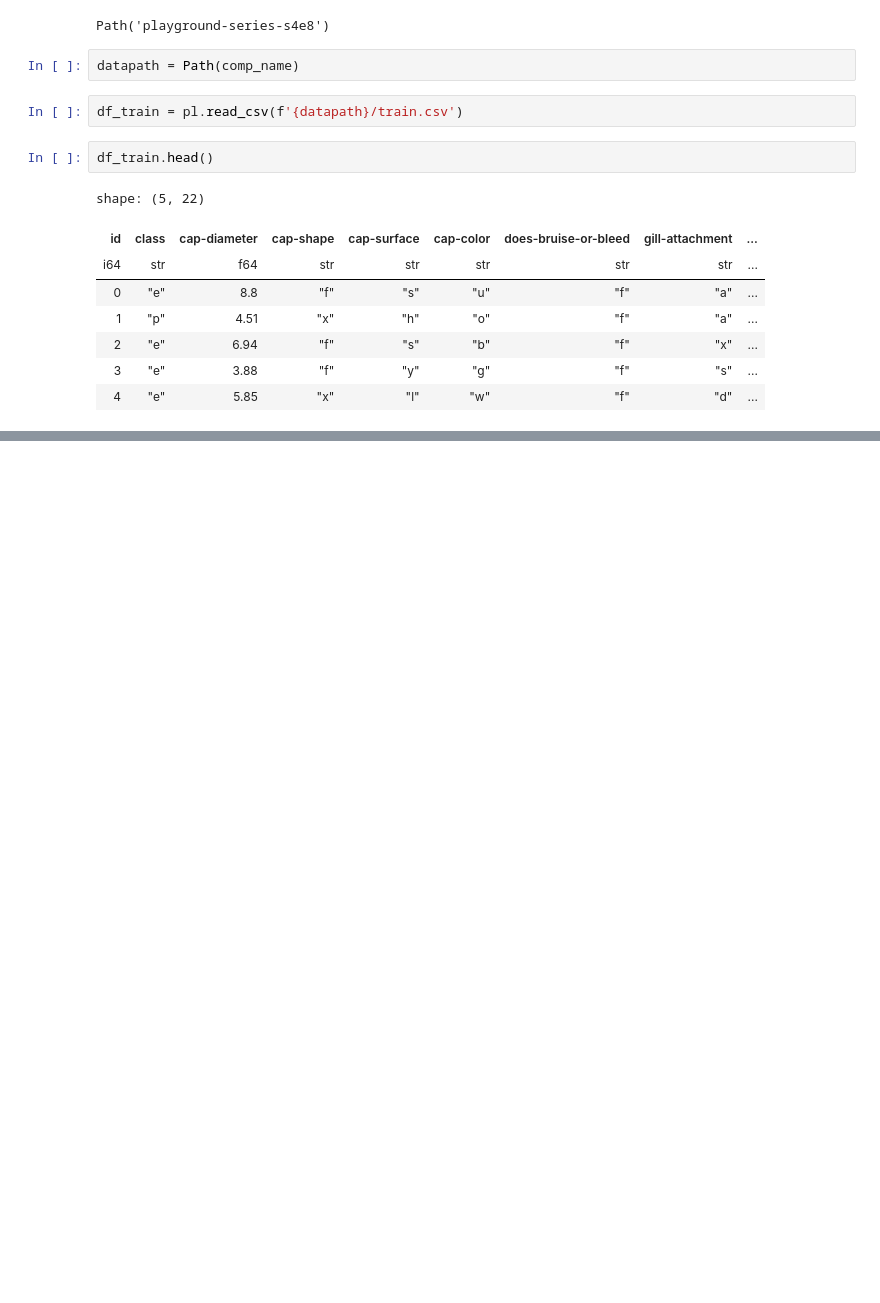
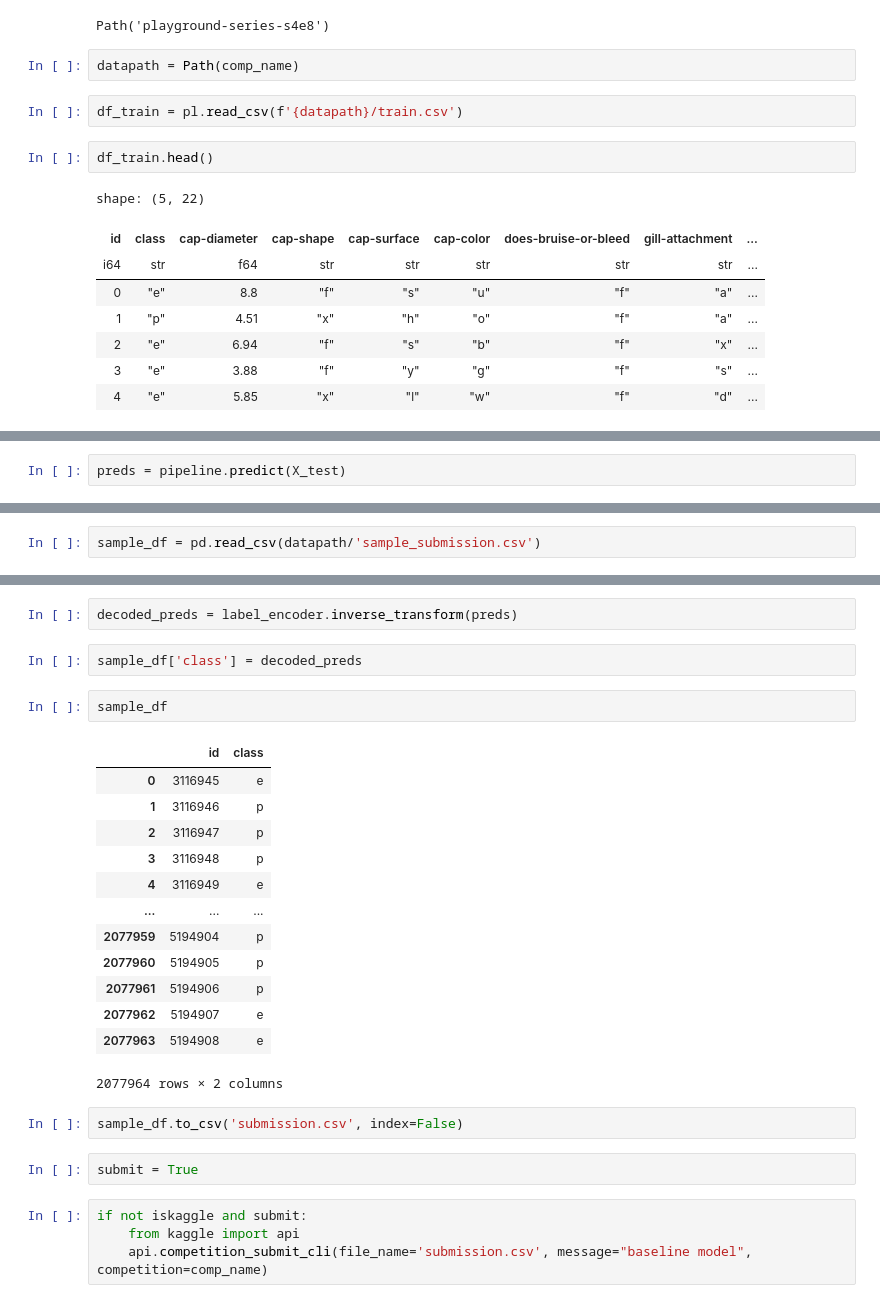
Before and after one commit to peterbull/kaggle-s04e08, a Jupyter notebook: inital_notebook.ipynb, the cells around one changed output, grey strips where cells are left out. Saved outputs shown, nothing was run; the diff lists cells and outputs as text; blank space fills up the shorter version.

Commit message:
baseline entry - put something on the boards

```diff
--- a/inital_notebook.ipynb
+++ b/inital_notebook.ipynb
@@ -30,0 +226,2 @@ shape: (5, 22)
+# %%
+preds = pipeline.predict(X_test)
@@ -30,0 +232,2 @@ shape: (5, 22)
+# %%
+sample_df = pd.read_csv(datapath/'sample_submission.csv')
@@ -30,0 +243,28 @@ shape: (5, 22)
+# %%
+decoded_preds = label_encoder.inverse_transform(preds)
+# %%
+sample_df['class'] = decoded_preds
+# %%
+sample_df
+# %% [output]
+|  | id | class |
+| 0 | 3116945 | e |
+| 1 | 3116946 | p |
+| 2 | 3116947 | p |
+| 3 | 3116948 | p |
+| 4 | 3116949 | e |
+| ... | ... | ... |
+| 2077959 | 5194904 | p |
+| 2077960 | 5194905 | p |
+| 2077961 | 5194906 | p |
+| 2077962 | 5194907 | e |
+| 2077963 | 5194908 | e |
+2077964 rows × 2 columns
+# %%
+sample_df.to_csv('submission.csv', index=False)
+# %%
+submit = True
+# %%
+if not iskaggle and submit:
+    from kaggle import api
+    api.competition_submit_cli(file_name='submission.csv', message="baseline model", competition=comp_name)
```
Also changed, not shown: parts of 33 cells of this notebook, 2 other files.
